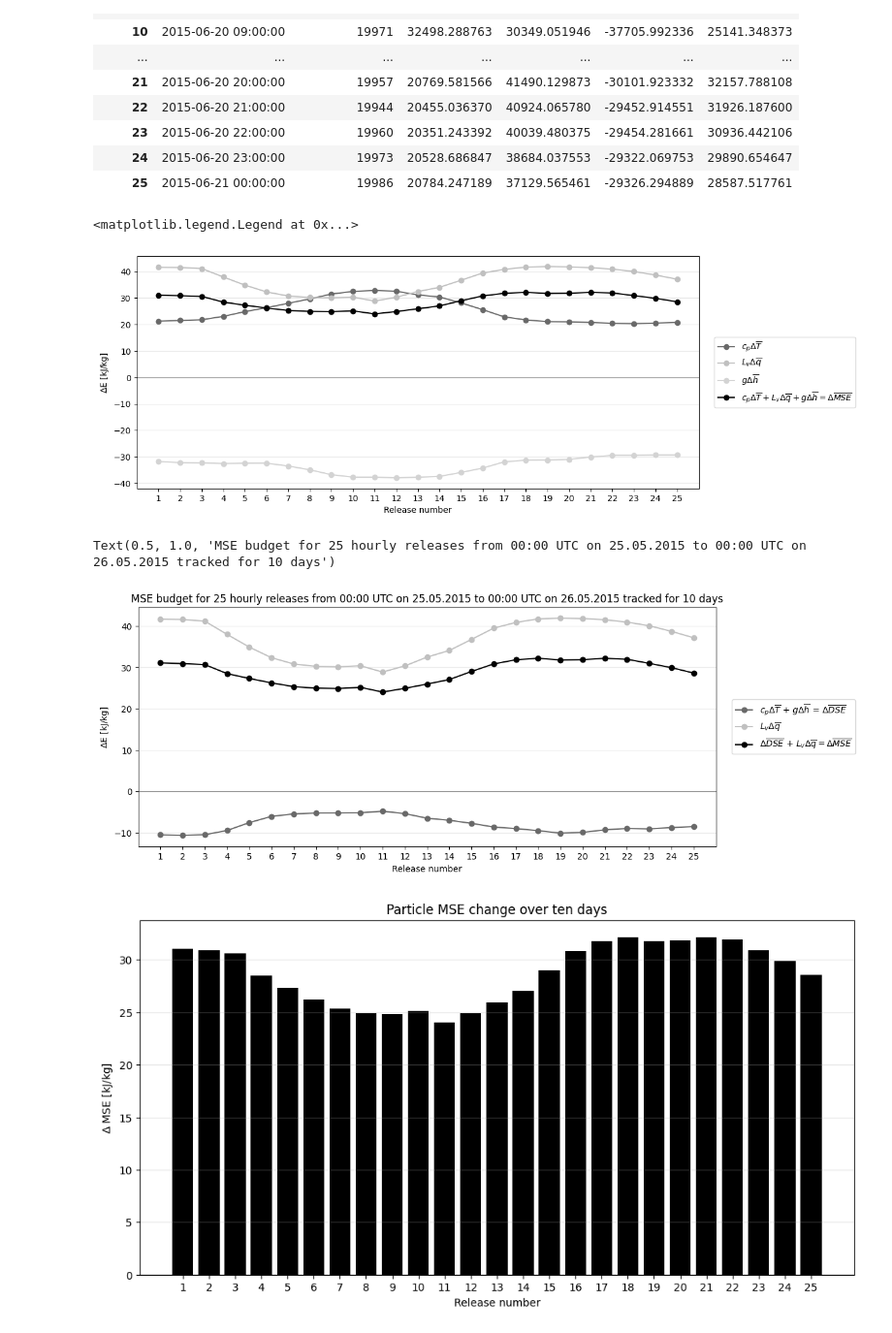
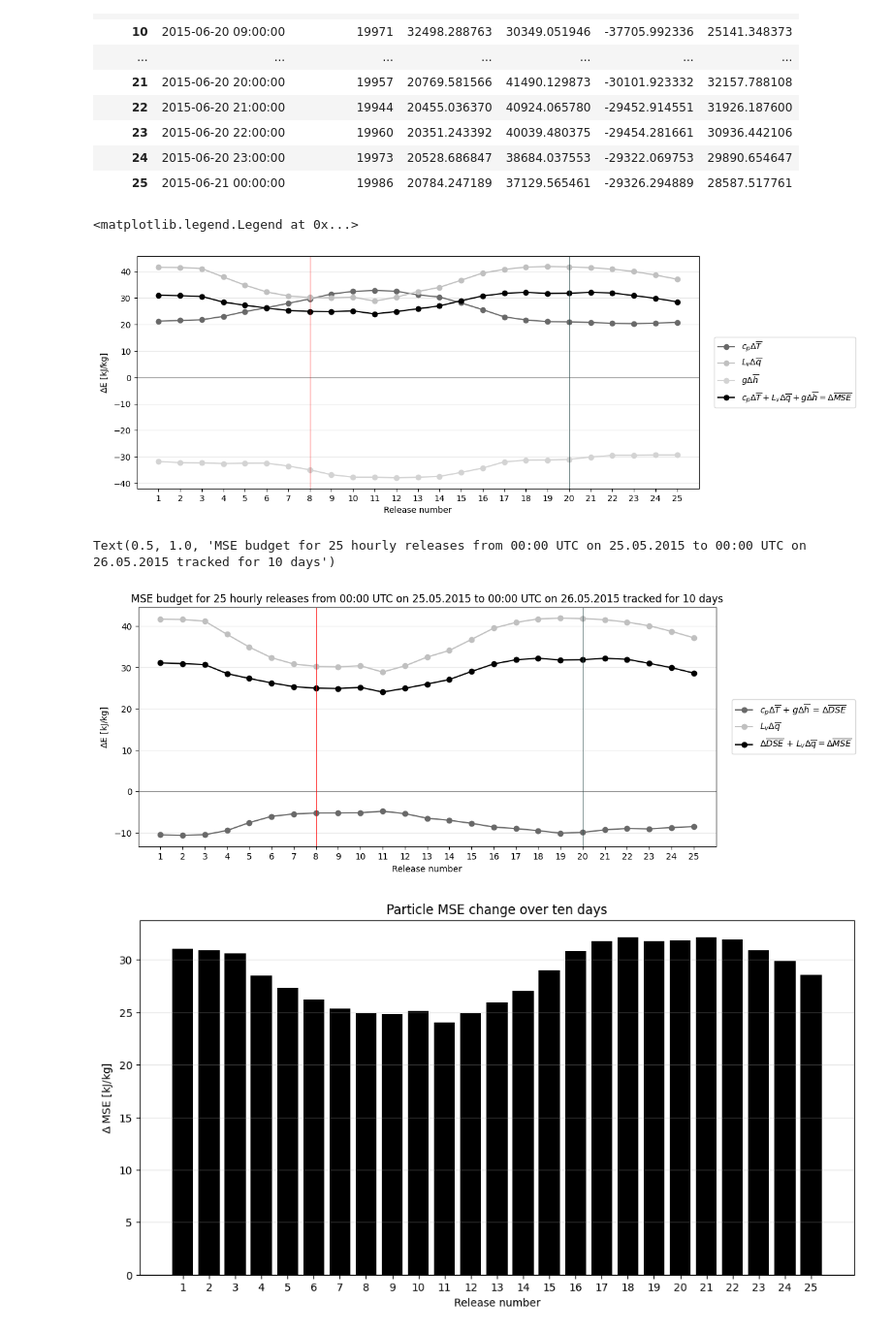
Before and after one commit to georgbrack/msc-thesis, a Jupyter notebook: analysis/MSE_Budget_Karachi_hourly_releases.ipynb, the cells around one changed output. Shown at 97% size. Saved outputs shown, nothing was run; the diff lists cells and outputs as text; code cells hidden in the pictures.

```diff
--- a/analysis/MSE_Budget_Karachi_hourly_releases.ipynb
+++ b/analysis/MSE_Budget_Karachi_hourly_releases.ipynb
@@ -159,29 +159,31 @@ mse_budget
 # %%
 fig, ax = plt.subplots(1, 1, figsize=(12, 5))
 
 plotting_list = [
     ("delta_cpT", r"$c_p \Delta \overline{T}$", "dimgray"),
     ("delta_Lvq", r"$L_v \Delta \overline{q}$", "silver"),
     ("delta_pot", r"$g \Delta \overline{h}$", "lightgray"),
     ("delta_mse", r"$c_p \Delta \overline{T} + L_v \Delta \overline{q} + g \Delta \overline{h} = \Delta \overline{MSE}$", "black")
 ]
 
 for column, label, color in plotting_list:
     ax.plot(
         mse_budget.index, mse_budget[column] / 1000,
         marker="o", label=label, color=color,
     )
 
 ax.axhline(0, color="gray", linewidth=0.8)
+ax.axvline(8, color="red", linewidth=0.6)
+ax.axvline(20, color="darkslategrey", linewidth=0.6)
 ax.set_xlabel("Release number")
 ax.set_xlim(0, 26)
 ax.set_xticks(mse_budget.index)
 ax.set_ylabel(r"$\Delta$E [kJ/kg]")
 ax.grid(axis="y", alpha=0.3)
 ax.legend(loc="center left", bbox_to_anchor=(1.02, 0.5))
 # %% [output]
 <matplotlib.legend.Legend at 0x...>
-[figure, old version]
+[figure, new version]
 # %%
 fig, ax = plt.subplots(1, 1, figsize=(12, 5))
 
@@ -201,16 +203,18 @@ ax.plot(mse_budget.index,
 )
 
 ax.axhline(0, color="gray", linewidth=0.8)
+ax.axvline(8, color="red", linewidth=0.6)
+ax.axvline(20, color="darkslategrey", linewidth=0.6)
 ax.grid(axis="y", alpha=0.3)
 ax.set_xlim(0, 26)
 ax.set_xticks(mse_budget.index)
 ax.legend(loc="center left", bbox_to_anchor=(1.02, 0.5))
 ax.set_ylabel(r"$\Delta$E [kJ/kg]")
 ax.set_xlabel("Release number")
-ax.set_title("MSE budget for 25 hourly releases from 00:00 UTC on 25.05.2015 to 00:00 UTC on 26.05.2015 tracked for 10 days")
+ax.set_title("MSE budget for 25 hourly releases from 00:00 UTC on 20.06.2015 to 00:00 UTC on 21.06.2015 tracked for 10 days")
 # %% [output]
 Text(0.5, 1.0, 'MSE budget for 25 hourly releases from 00:00 UTC on 25.05.2015 to 00:00 UTC on 26.05.2015 tracked for 10 days')
-[figure, old version]
+[figure, new version]
 # %%
 fig, ax = plt.subplots(1, 1, figsize=(12, 6))
 
```
Also changed, not shown: parts of 7 cells of this notebook, 1 other file.
